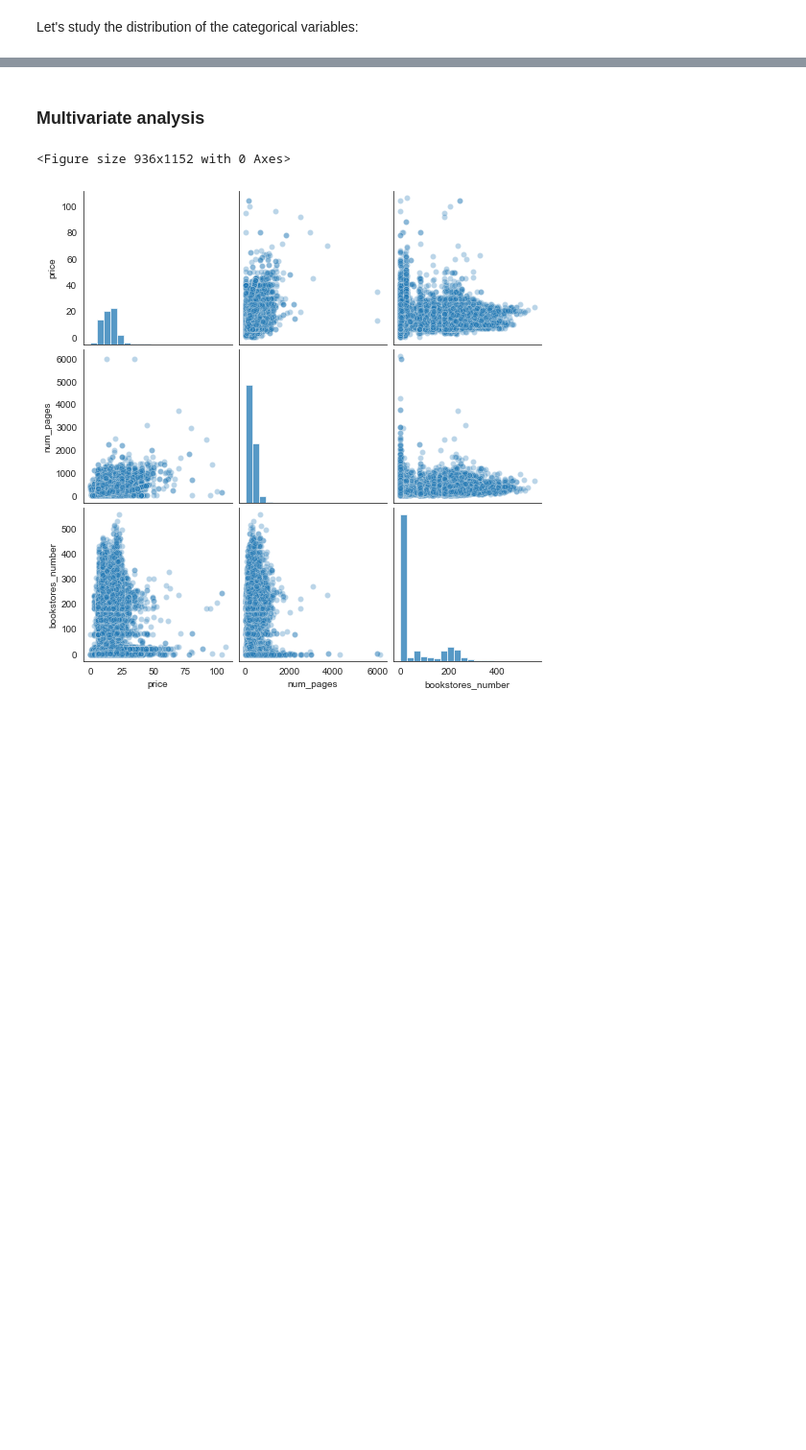
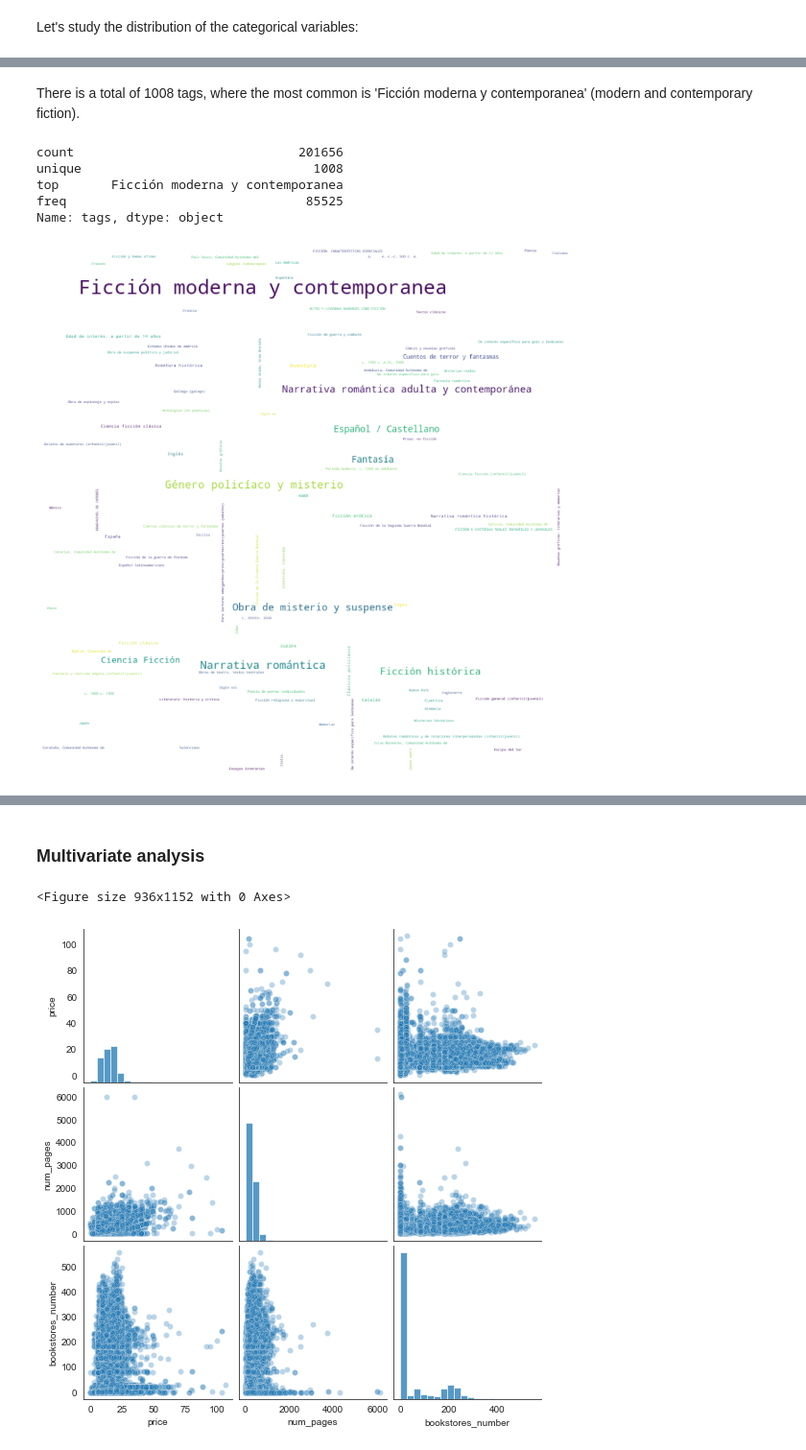
Before and after one commit to ladywithanermine/ermine-book-reviews-analysis, a Jupyter notebook: notebooks/eda_todostuslibros.ipynb, the cells around one changed output, grey strips where cells are left out. Shown at 96% size. Cells and saved outputs as stored; diff of their text form; code cells hidden in the pictures; blank space fills up the shorter version.

```diff
--- a/notebooks/eda_todostuslibros.ipynb
+++ b/notebooks/eda_todostuslibros.ipynb
@@ -244,0 +312,3 @@ Name: original_language, Length: 63, dtype: int64
+# %%
+df_tags = df.explode('tags')
+df_tags.head()
@@ -244,0 +322,20 @@ Name: original_language, Length: 63, dtype: int64
+# %% [markdown]
+There is a total of 1008 tags, where the most common is 'Ficción moderna y contemporanea' (modern and contemporary fiction).
+# %%
+df_tags.tags.describe()
+# %% [output]
+count                              201656
+unique                               1008
+top       Ficción moderna y contemporanea
+freq                                85525
+Name: tags, dtype: object
+# %%
+data = df_tags['tags'].value_counts().to_dict()
+word_cloud = WordCloud(width = 800, height = 800, background_color='white', max_words=100).generate_from_frequencies(data)
+plt.figure(figsize=(12, 12), facecolor = 'white', edgecolor='blue')
+plt.axis("off")
+plt.tight_layout(pad=0)
+plt.imshow(word_cloud, interpolation='bilinear')
+plt.show()
+# %% [output]
+[figure, added]
```
Also changed, not shown: parts of 35 cells of this notebook.
